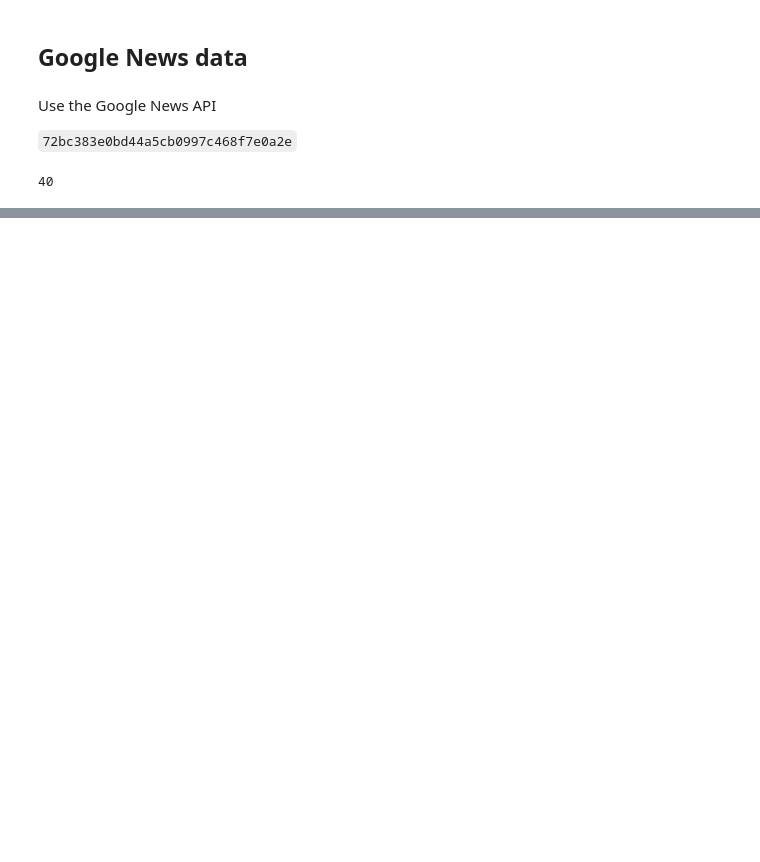
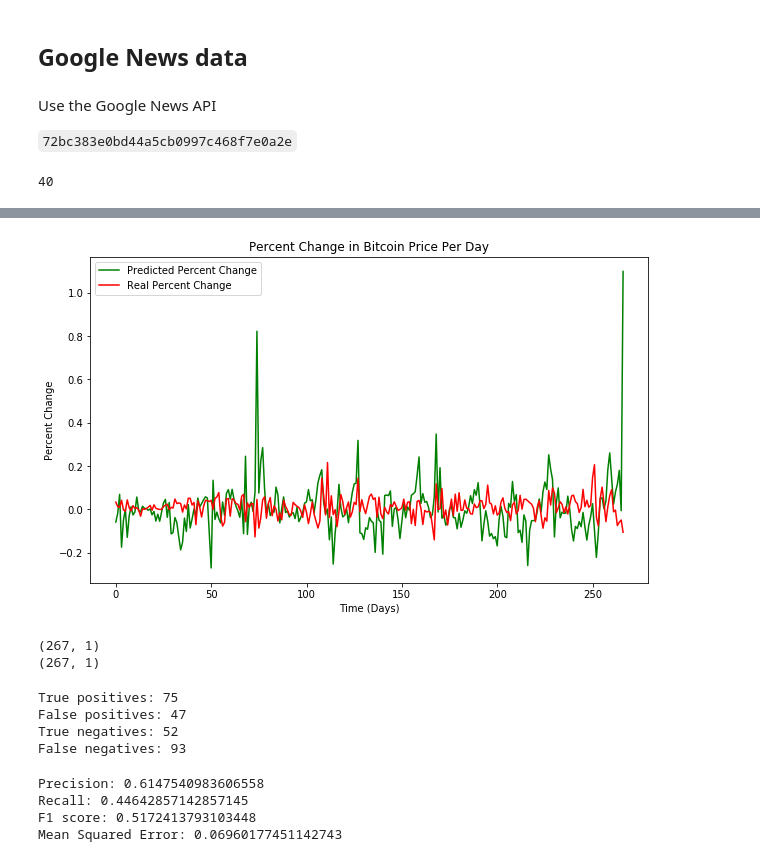
Before and after one commit to cocoluk/AMLI_FinalProject, a Jupyter notebook: Lu's notebook.ipynb, the cells around one changed output, grey strips where cells are left out. Drawn from its saved outputs; the diff is of its cells as text; code cells hidden in the pictures; blank space fills up the shorter version.

```diff
--- a/Lu's notebook.ipynb
+++ b/Lu's notebook.ipynb
@@ -55,0 +633,37 @@ for item in data["articles"]:
+# %%
+Y_daybefore, Y_test, delta_predict, delta_real, fig2 = price_change(Y_daybefore, Y_test, y_predict)
+
+#Show the plot
+plt.show(fig2)
+# %% [output]
+[figure, added]
+# %%
+delta_predict_1_0, delta_real_1_0 = binary_price(delta_predict, delta_real)
+
+print (delta_predict_1_0.shape)
+print (delta_real_1_0.shape)
+# %% [output]
+(267, 1)
+(267, 1)
+# %%
+true_pos, false_pos, true_neg, false_neg = find_positives_negatives(delta_predict_1_0, delta_real_1_0)
+print ("True positives:", true_pos)
+print ("False positives:", false_pos)
+print ("True negatives:", true_neg)
+print ("False negatives:", false_neg)
+# %% [output]
+True positives: 75
+False positives: 47
+True negatives: 52
+False negatives: 93
+# %%
+precision, recall, F1, MSE = calculate_statistics(true_pos, false_pos, true_neg, false_neg, y_predict, Y_test)
+print ("Precision:", precision)
+print ("Recall:", recall)
+print ("F1 score:", F1)
+print ("Mean Squared Error:", MSE)
+# %% [output]
+Precision: 0.6147540983606558
+Recall: 0.44642857142857145
+F1 score: 0.5172413793103448
+Mean Squared Error: 0.06960177451142743
```
Also changed, not shown: parts of 40 cells of this notebook.
